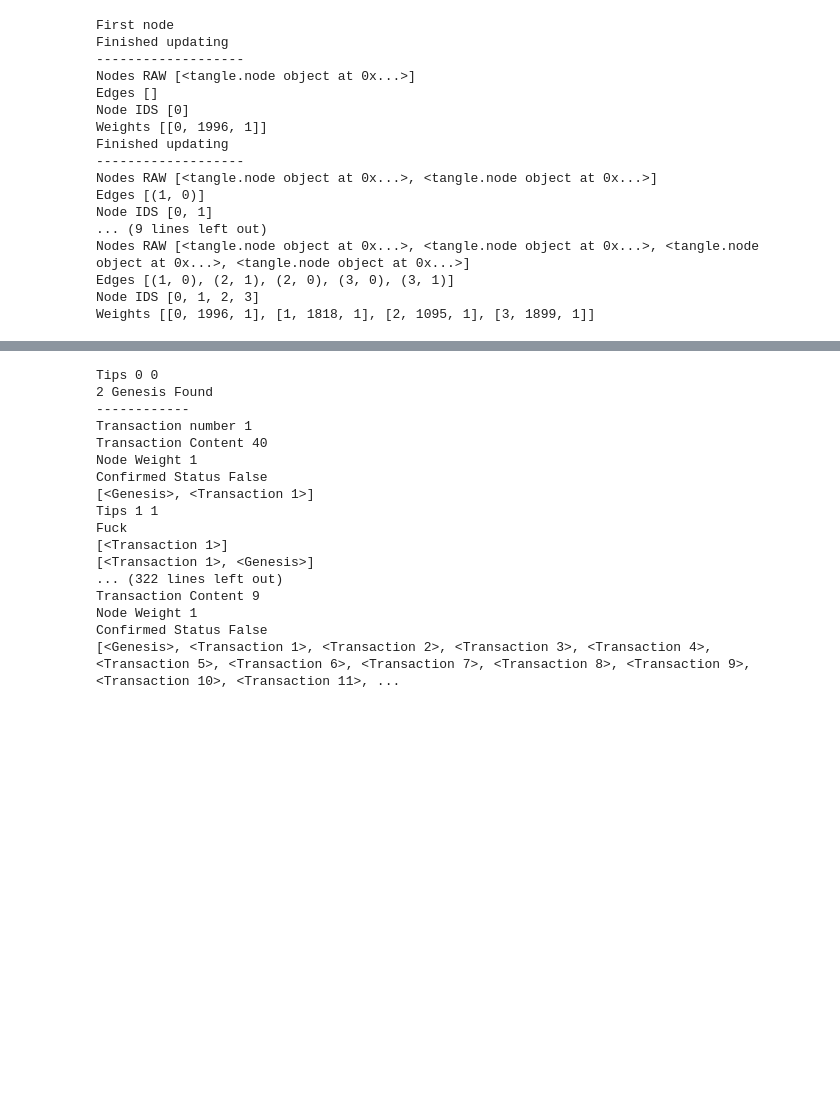
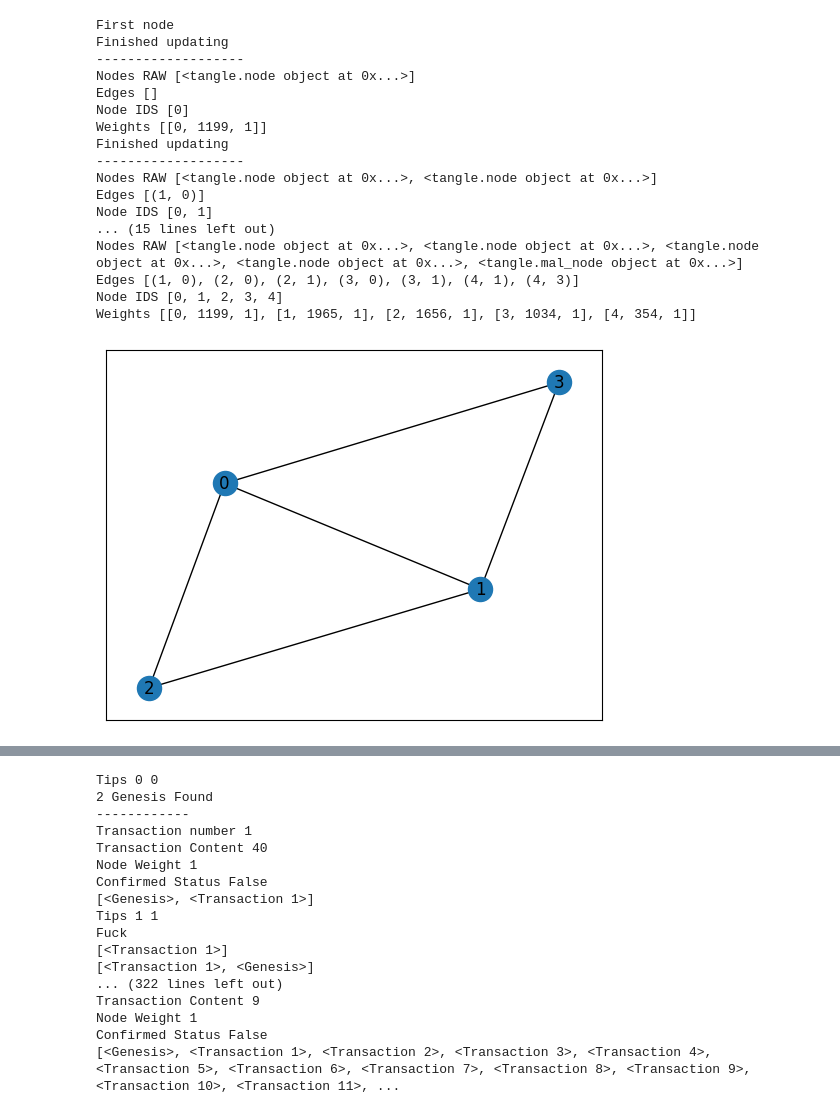
Before and after one commit to ctimms13/TangleSimulatorUpgraded, a Jupyter notebook: My Experiment.ipynb, the cells around one changed output, grey strips where cells are left out. Drawn from its saved outputs; the diff is of its cells as text; code cells hidden in the pictures; blank space fills up the shorter version.

```diff
--- a/My Experiment.ipynb
+++ b/My Experiment.ipynb
@@ -11,28 +11,30 @@ plt.rc('ytick', labelsize=20)
 # %%
 t = Tangle(rate=3, tip_selection='mcmc', plot=True)
 ng = node_graph(t)
-w = watcher(t, ng)
+w = watcher(t, ng, 1)
 for n in range(4):
     ng.new_node()
+ng.plot_graph()
 ng.new_node(mal=True, watch=w)
 # %% [output]
 First node
 Finished updating
 -------------------
 Nodes RAW [<tangle.node object at 0x...>]
 Edges []
 Node IDS [0]
-Weights [[0, 1996, 1]]
+Weights [[0, 1199, 1]]
 Finished updating
 -------------------
 Nodes RAW [<tangle.node object at 0x...>, <tangle.node object at 0x...>]
 Edges [(1, 0)]
 Node IDS [0, 1]
-... (9 lines left out)
-Nodes RAW [<tangle.node object at 0x...>, <tangle.node object at 0x...>, <tangle.node object at 0x...>, <tangle.node object at 0x...>]
-Edges [(1, 0), (2, 1), (2, 0), (3, 0), (3, 1)]
-Node IDS [0, 1, 2, 3]
-Weights [[0, 1996, 1], [1, 1818, 1], [2, 1095, 1], [3, 1899, 1]]
+... (15 lines left out)
+Nodes RAW [<tangle.node object at 0x...>, <tangle.node object at 0x...>, <tangle.node object at 0x...>, <tangle.node object at 0x...>, <tangle.mal_node object at 0x...>]
+Edges [(1, 0), (2, 0), (2, 1), (3, 0), (3, 1), (4, 1), (4, 3)]
+Node IDS [0, 1, 2, 3, 4]
+Weights [[0, 1199, 1], [1, 1965, 1], [2, 1656, 1], [3, 1034, 1], [4, 354, 1]]
+[figure, added]
 # %%
 ng.plot_graph()
 # %% [output]
```
Also changed, not shown: parts of 1 cell of this notebook.
